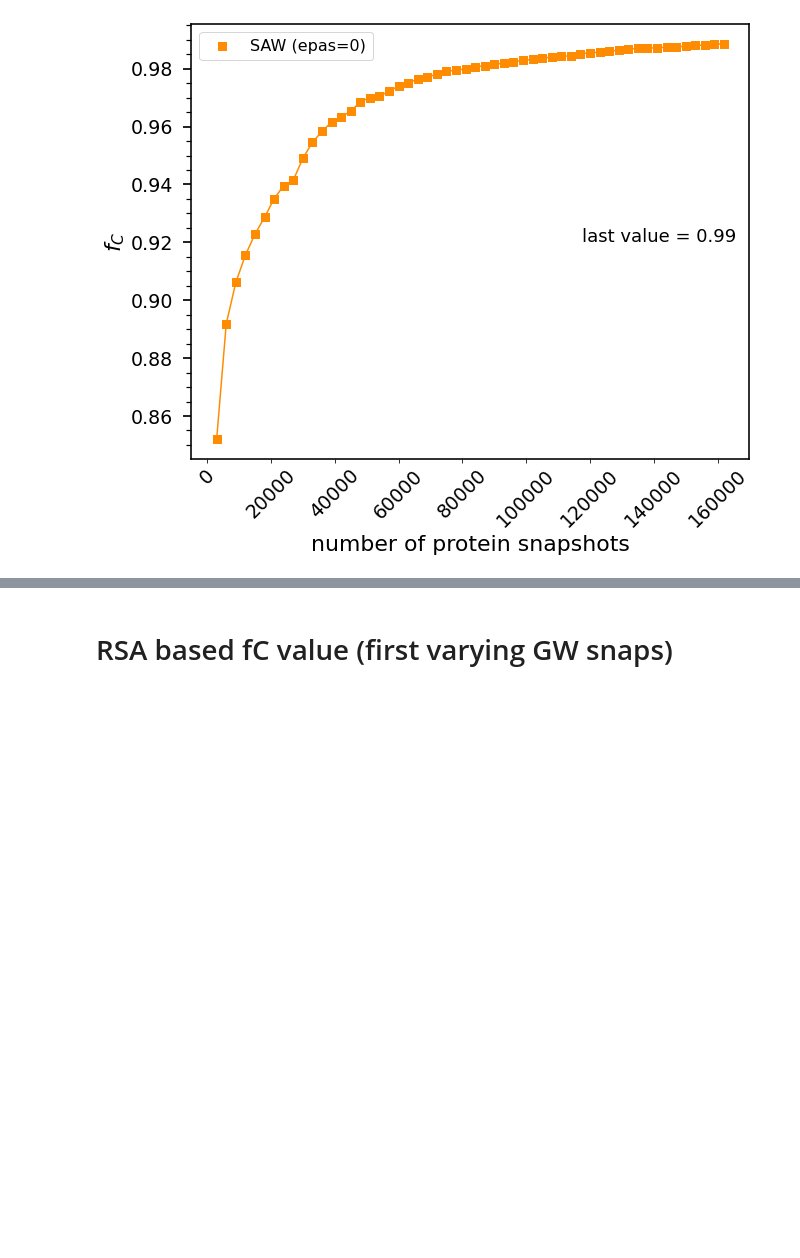
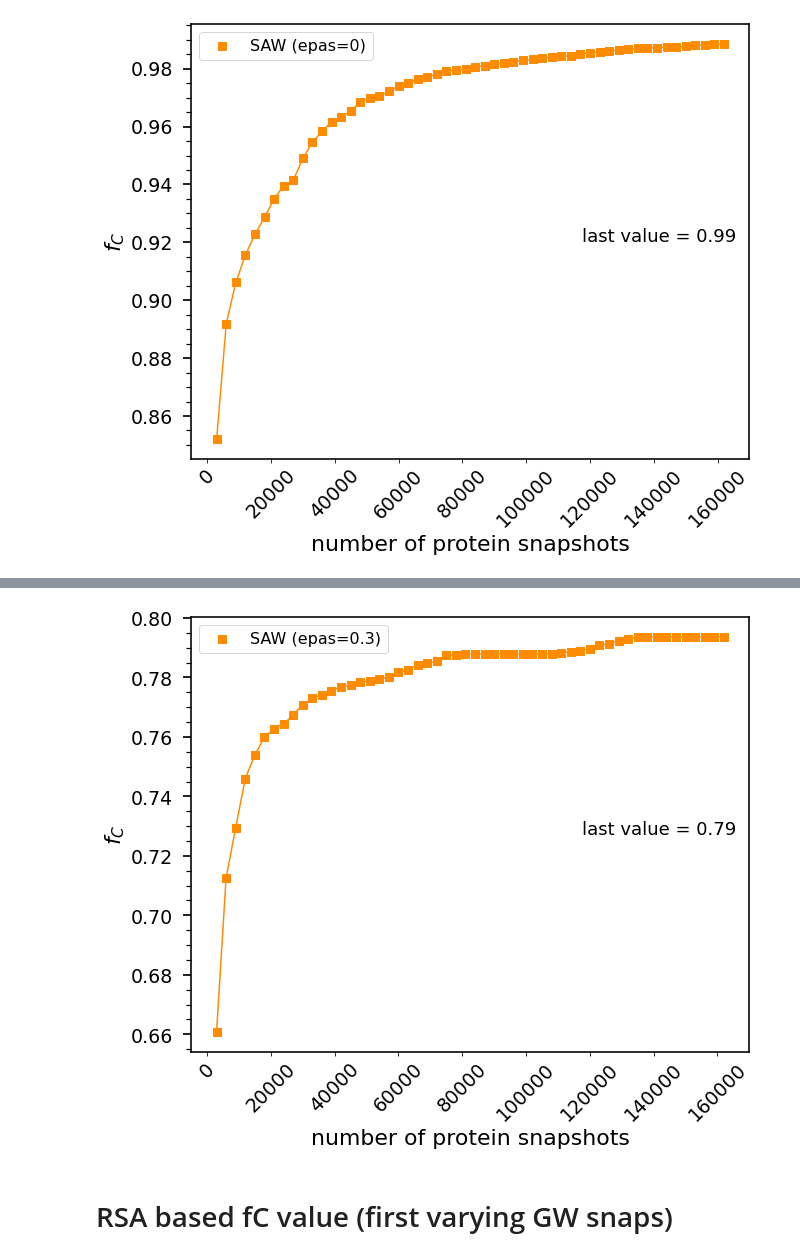
Before and after one commit to hshadman/disordered_protein_polymer_chain_theory, a Jupyter notebook: summary_SAW_RW/supplemental_algorithm_figures/fC_all_proteins_polymers.ipynb, the cells around one changed output, grey strips where cells are left out. Saved outputs shown, nothing was run; the diff lists cells and outputs as text; code cells hidden in the pictures; blank space fills up the shorter version.

Commit message:
new figures

```diff
--- a/summary_SAW_RW/supplemental_algorithm_figures/fC_all_proteins_polymers.ipynb
+++ b/summary_SAW_RW/supplemental_algorithm_figures/fC_all_proteins_polymers.ipynb
@@ -4087,3 +4133,15 @@ ax.legend(fontsize=16)
 plt.savefig('../supplemental_algorithm_figures/SAW_vary_protein.png', dpi = 1000, bbox_inches='tight')
 # %% [output]
 [figure]
+# %%
+#after definition changed
+#this is for polymer chain RW/SAW (single epas)
+protein_snaps=[]
+fA_value_3rd_protein=[]
+testeq_SAW=SAW_ind_runs_chainlen100.copy()
+for every_ith_snap in range(3000,162057,3000):
+    protein_snaps.append(testeq_SAW[(testeq_SAW.run_number>0) & (testeq_SAW.epas==0.3)]['ratio'].values[:every_ith_snap].shape[0])
+    fA_value_3rd_protein.append(fA_using_cdist(testeq_SAW[(testeq_SAW.run_number>0) & (testeq_SAW.epas==0.3)],
+                                           'SAW','polymer',GW_ind_runs_chainlen100,
+                                           24,every_ith_snap,1,0.1))
+del testeq_SAW
@@ -4090,3 +4166,49 @@ plt.savefig('../supplemental_algorithm_figures/SAW_vary_protein.png', dpi = 1000
+# %%
+
+
+
+
+fig,ax=plt.subplots(figsize=(10,8))
+
+ax.scatter(protein_snaps,
+           fA_value_3rd_protein,
+           color='darkorange',label='SAW (epas=0.3)' ,
+           marker='s',s=80)
+
+#popt, pcov = curve_fit(target_func, GW_snaps, fA_value_3rd,maxfev=2000,p0=[0.05,0.09,0.8])
+ax.plot(protein_snaps,
+       fA_value_3rd_protein,
+       color='darkorange')
+#x=GW_snaps#+[2000000,2500000,3000000,4000000]
+#ax.plot(x, target_func(x, *popt), 'r-')
+#del x
+#plt.legend()
+
+
+plt.setp(ax.get_xticklabels(),fontsize=19,rotation=45)
+plt.setp(ax.get_yticklabels(),fontsize=19)
+ax.set_xlabel('number of protein snapshots',fontsize=22)
+ax.set_ylabel('$f_C$',fontsize=22)
+color_list = iter(cm.viridis(np.linspace(0, 1, GW_equil_chain_rg_ree.chain_length.unique().shape[0])))
+#ax.axvline(x=720000,ymin=0,ymax=1,linewidth=1.5,color=next(color_list),label='number of GW snapshots chosen')
+ax.text(0.7,0.5,f'last value = {format(fA_value_3rd_protein[len(fA_value_3rd_protein)-1],"0.2f")}',
+                 transform=ax.transAxes,fontsize=18,color='black')
+
+#ax.set_ylim(-0.05,1)
+for i in ['top', 'left', 'right', 'bottom']:
+    ax.spines[i].set_linewidth(1.6)
+
+ax.minorticks_on()
+ax.tick_params(axis='y', which='major', labelsize=19, width = 1.7, size = 8,pad=10)
+ax.tick_params(axis='y', which='minor', width = 1.2, size = 5)
+ax.tick_params(axis='x', which='minor',bottom=False)
+ax.legend(fontsize=16)
+#ax.set_xscale('log')
+#ax.set_yscale('log')
+
+plt.savefig('../supplemental_algorithm_figures/SAW_vary_protein_epas_0.3.png', dpi = 1000, bbox_inches='tight')
+# %% [output]
+[figure, added]
 # %% [markdown]
 # RSA based fC value (first varying GW snaps)
 # %%
```
Also changed, not shown: parts of 2 cells of this notebook, 8 other files.
